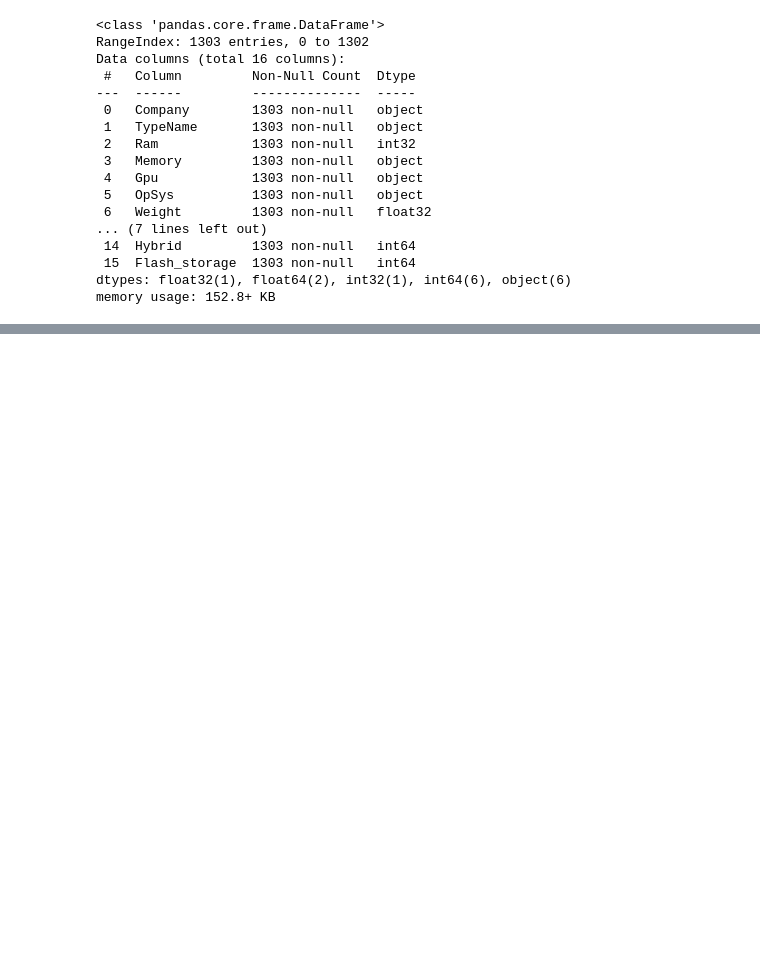
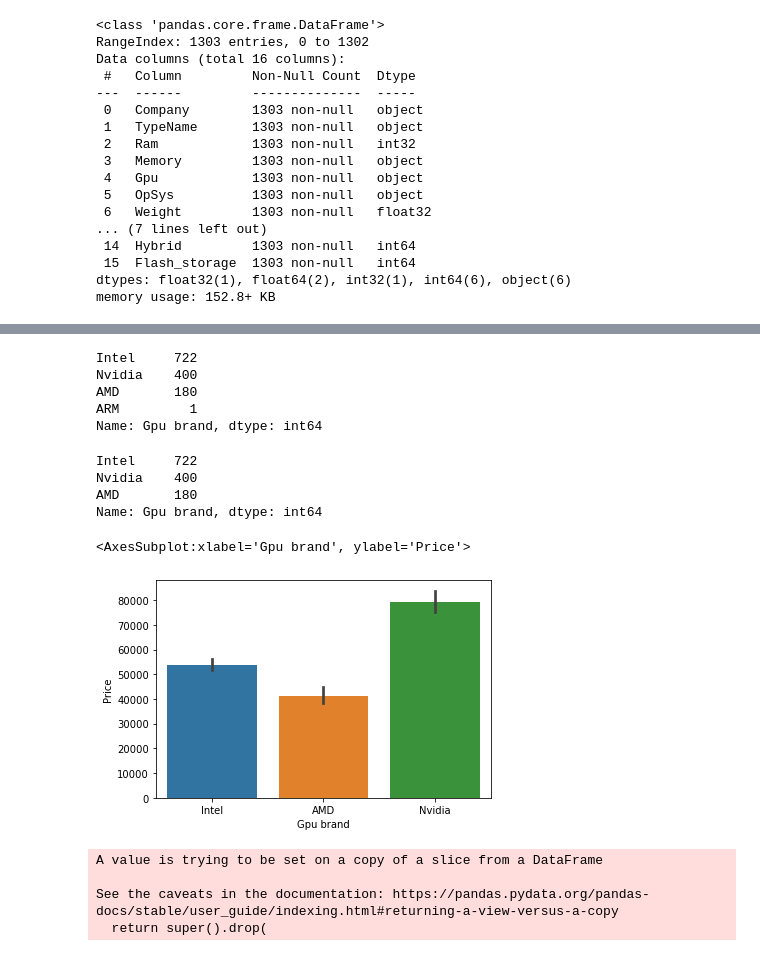
Before and after one commit to shamwamachristine/Laptop-Price-Predictor, a Jupyter notebook: laptop.ipynb, the cells around one changed output, grey strips where cells are left out. Cells and saved outputs as stored; diff of their text form; code cells hidden in the pictures; blank space fills up the shorter version.

```diff
--- a/laptop.ipynb
+++ b/laptop.ipynb
@@ -507,0 +543,3 @@ memory usage: 152.8+ KB
+# %%
+#drop the memory column
+data.drop(columns=['Memory'],inplace=True)
@@ -508 +565,3 @@ memory usage: 152.8+ KB
+# %%
+data.drop(columns=['Hybrid','Flash_storage'],inplace=True)
 # %%
@@ -533,0 +599,3 @@ data.drop(columns=['Memory'])
+# %%
+data['Gpu brand'] = data['Gpu'].apply(lambda x:x.split()[0])
+data
@@ -533,0 +616,29 @@ data.drop(columns=['Memory'])
+# %%
+data['Gpu brand'].value_counts()
+# %% [output]
+Intel     722
+Nvidia    400
+AMD       180
+ARM         1
+Name: Gpu brand, dtype: int64
+# %%
+data= data[data['Gpu brand'] !='ARM']
+# %%
+data['Gpu brand'].value_counts()
+# %% [output]
+Intel     722
+Nvidia    400
+AMD       180
+Name: Gpu brand, dtype: int64
+# %%
+sns.barplot(x=data['Gpu brand'],y=data['Price'])
+# %% [output]
+<AxesSubplot:xlabel='Gpu brand', ylabel='Price'>
+[figure, added]
+# %%
+data.drop(columns=['Gpu'],inplace=True)
+# %% [output]
+A value is trying to be set on a copy of a slice from a DataFrame
+
+See the caveats in the documentation: https://pandas.pydata.org/pandas-docs/stable/user_guide/indexing.html#returning-a-view-versus-a-copy
+  return super().drop(
```
Also changed, not shown: parts of 60 cells of this notebook, 2 other files.
